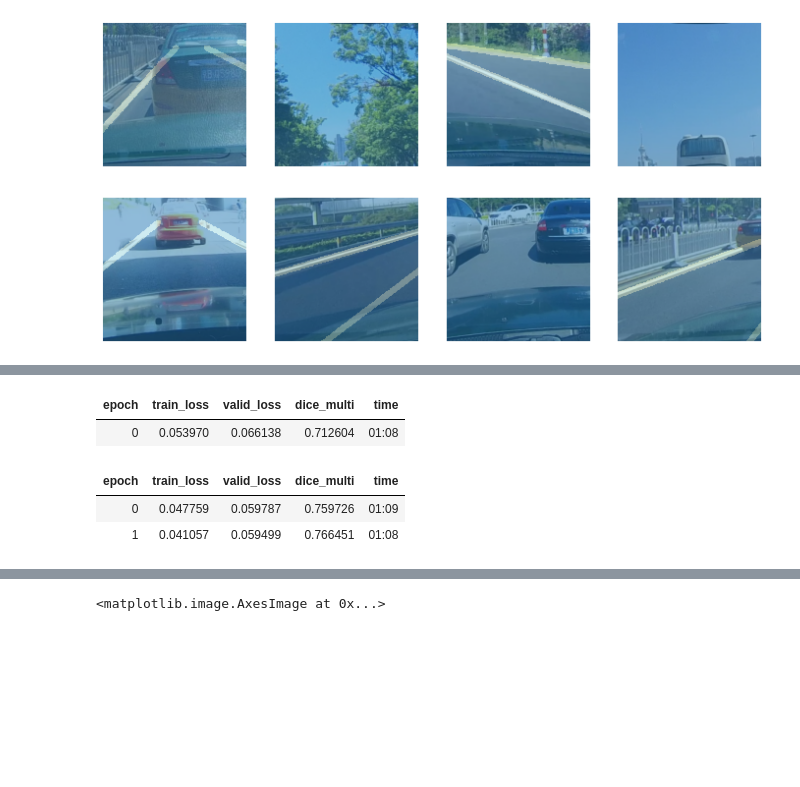
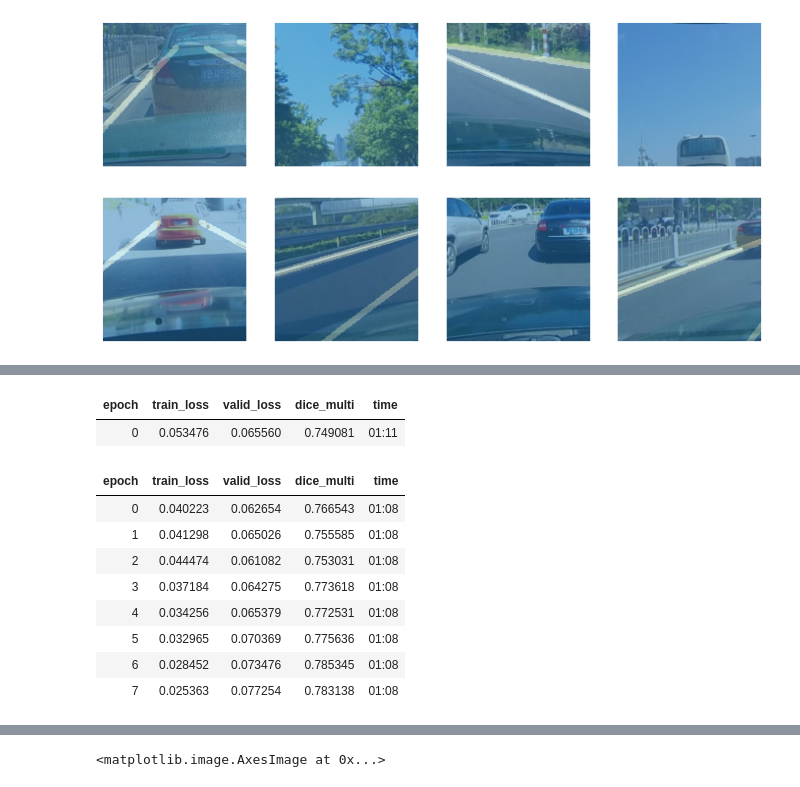
Before and after one commit to nevinpuri/slam, a Jupyter notebook: augmentation.ipynb, the cells around one changed output, grey strips where cells are left out. Drawn from its saved outputs; the diff is of its cells as text; code cells hidden in the pictures; blank space fills up the shorter version.

```diff
--- a/augmentation.ipynb
+++ b/augmentation.ipynb
@@ -79,12 +93,18 @@ dls.show_batch(max_n=16)
 model = MobileV3Small(num_classes=2, use_aspp=True)
 learn = Learner(dls, model, metrics=[DiceMulti()])
 # %%
-learn.fine_tune(2)
+learn.fine_tune(8)
 # %% [output]
 | epoch | train_loss | valid_loss | dice_multi | time |
-| 0 | 0.053970 | 0.066138 | 0.712604 | 01:08 |
+| 0 | 0.053476 | 0.065560 | 0.749081 | 01:11 |
 | epoch | train_loss | valid_loss | dice_multi | time |
-| 0 | 0.047759 | 0.059787 | 0.759726 | 01:09 |
-| 1 | 0.041057 | 0.059499 | 0.766451 | 01:08 |
+| 0 | 0.040223 | 0.062654 | 0.766543 | 01:08 |
+| 1 | 0.041298 | 0.065026 | 0.755585 | 01:08 |
+| 2 | 0.044474 | 0.061082 | 0.753031 | 01:08 |
+| 3 | 0.037184 | 0.064275 | 0.773618 | 01:08 |
+| 4 | 0.034256 | 0.065379 | 0.772531 | 01:08 |
+| 5 | 0.032965 | 0.070369 | 0.775636 | 01:08 |
+| 6 | 0.028452 | 0.073476 | 0.785345 | 01:08 |
+| 7 | 0.025363 | 0.077254 | 0.783138 | 01:08 |
 # %%
 learn.export("/media/nevin/Trash Games1/culane/model_new_1.pk")
```
Also changed, not shown: parts of 3 cells of this notebook, 2 other files.
